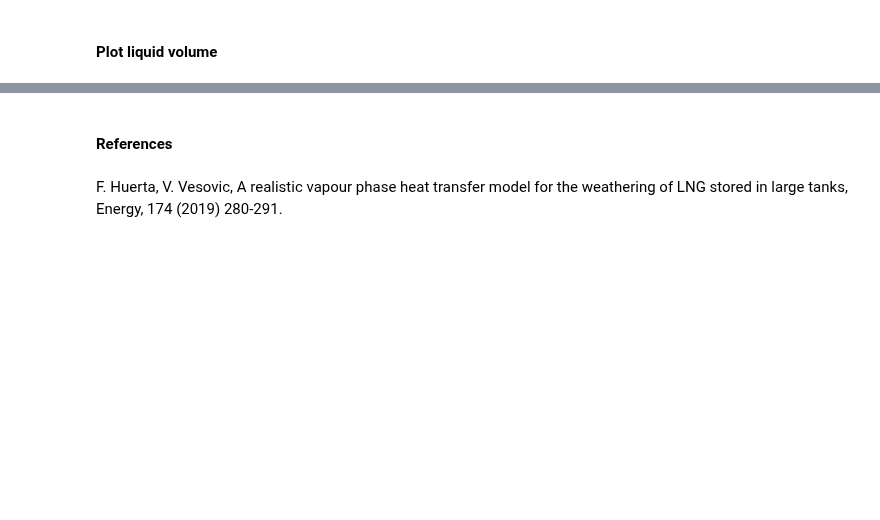
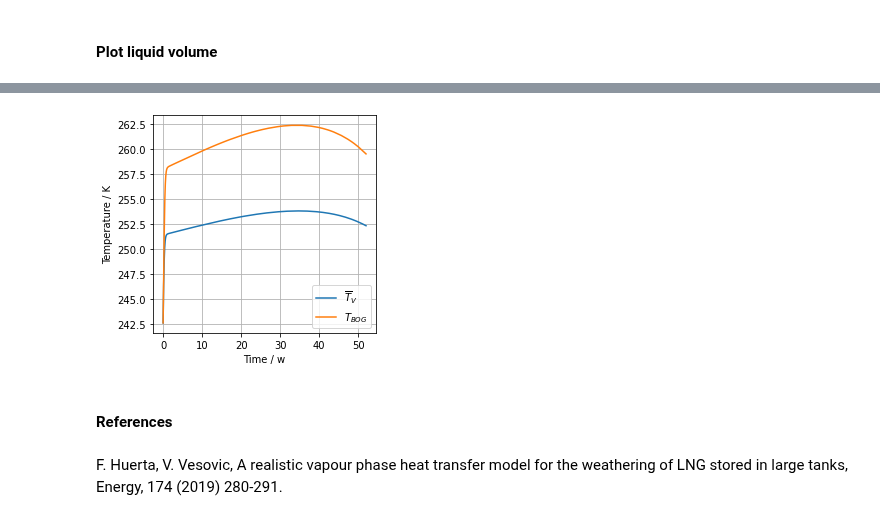
Before and after one commit to felipehuerta17/CryoEvap, a Jupyter notebook: notebooks/ammonia_large_longterm.ipynb, the cells around one changed output, grey strips where cells are left out. Cells and saved outputs as stored; diff of their text form; code cells hidden in the pictures; blank space fills up the shorter version.

```diff
--- a/notebooks/ammonia_large_longterm.ipynb
+++ b/notebooks/ammonia_large_longterm.ipynb
@@ -41,7 +41,7 @@ d_o = 80   # External diameter / m
 
 # Coefficients of air temperature, 3rd order polynomial as a function of time
 # T_air = p[0] + p[1]*t + p[2]*t^2 + p[3]*t^3
-T_air_poly = [298.15, 0, 0, 0]
+T_air_poly = [285.09, 0.0874, 7e-5, -9e-7]
 # T_air = 298.15 # Temperature of the environment K
 
 # Set overall heat transfer coefficient through the walls for liquid and vapour
@@ -56,7 +56,7 @@ Q_b = 60000 # W,
 V_tank = 165000 #m^3
 
 # Initial liquid filling / Dimensionless
-LF = 0.55
+LF = 0.8
 
 # Specify tank operating pressure
 P = 116325 # Pa
@@ -148,5 +159,8 @@ large_tank.plot_BOG(unit='kg/h', t_unit='w')
 # %%
-large_tank.plot_tv_BOG(t_unit='min')
+large_tank.plot_tv_BOG(t_unit='w')
+plt.savefig("swag.svg")
+# %% [output]
+[figure, added]
 # %% [markdown]
 #### References
 # %% [markdown]
```
Also changed, not shown: parts of 6 cells of this notebook, 4 other files.
